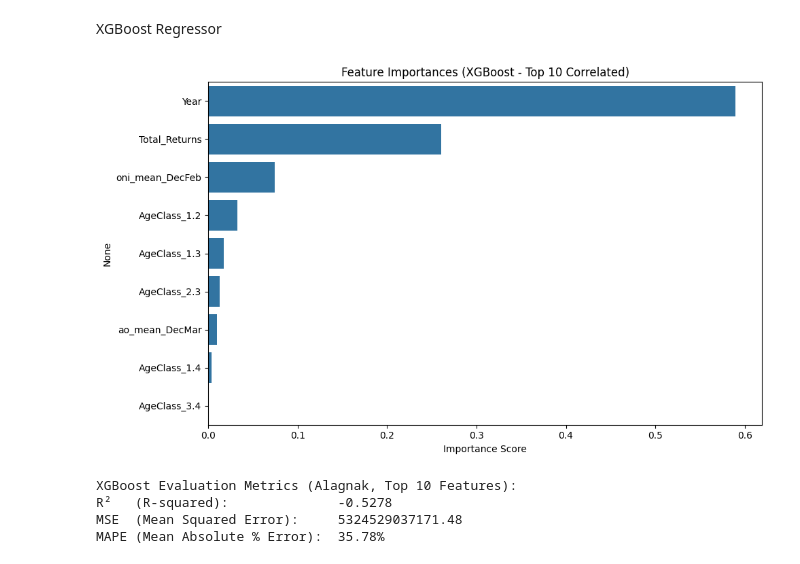
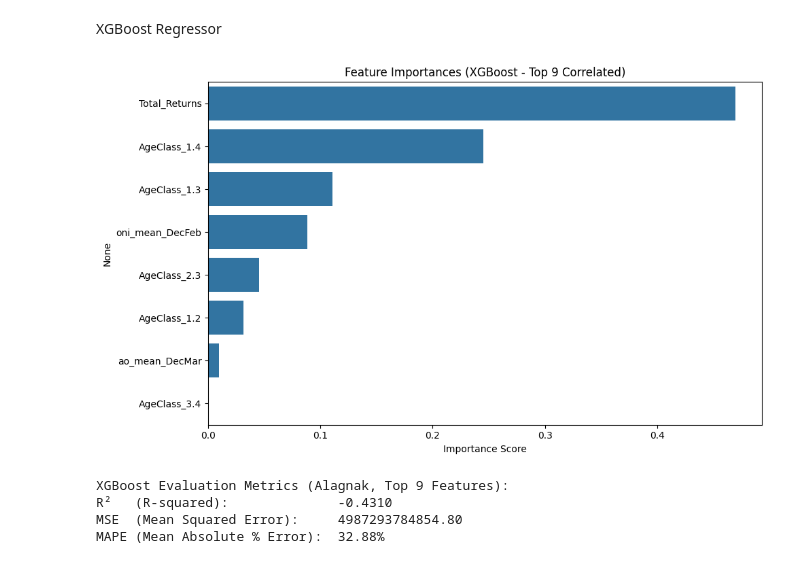
Before and after one commit to schmidj/PredictSalmonRuns, a Jupyter notebook: murilo_salmon/BristolBay/THIRD_APPROACH/Alagnak/TOP_10.ipynb, the cells around one changed output. Drawn from its saved outputs; the diff is of its cells as text; code cells hidden in the pictures.

```diff
--- a/murilo_salmon/BristolBay/THIRD_APPROACH/Alagnak/TOP_10.ipynb
+++ b/murilo_salmon/BristolBay/THIRD_APPROACH/Alagnak/TOP_10.ipynb
@@ -852,22 +825,19 @@ data_set_bristol = pd.read_csv(
     r'C:\Users\MuriloFarias\Desktop\NNS-JULIA\PredictSalmonRuns\murilo_salmon\BristolBay\THIRD_APPROACH\data_set_bristol_encoded.csv'
 )
 
-# Keep only rows where River is 'Alagnak'
+# Filter only 'Alagnak'
 df_alagnak = data_set_bristol[data_set_bristol['River'] == 'Alagnak'].copy()
 
-# === Step 2: Select top 10 features most correlated with the target ===
+# === Step 2: Select top 9 features most correlated with the target ===
 correlation = df_alagnak.corr(numeric_only=True)
 target_corr = correlation['Total_Returns_NextYear'].drop('Total_Returns_NextYear')
-top10_features = target_corr.abs().sort_values(ascending=False).head(9).index.tolist()
+top9_features = target_corr.abs().sort_values(ascending=False).head(9).index.tolist()
 
-# Ensure no duplicate 'Year' column
-columns_to_keep = top10_features + ['Total_Returns_NextYear', 'River']
-if 'Year' not in top10_features:
-    columns_to_keep.append('Year')
+# Keep top 9 + target + Year + River (preserving order and avoiding duplicates)
+columns_to_keep = top9_features + [col for col in ['Total_Returns_NextYear', 'Year', 'River'] if col not in top9_features]
+df_alagnak = df_alagnak[columns_to_keep].sort_values(by='Year').reset_index(drop=True)
 
-df_alagnak = df_alagnak[columns_to_keep]
-
-# === Step 3: Define and apply time-series split ===
+# === Step 3: Time-based train/test split ===
 def split_time_series_by_river(df, time_column, group_columns, test_fraction=0.2, gap_years=0):
     data_train = pd.DataFrame()
     data_test = pd.DataFrame()
@@ -889,46 +859,43 @@ data_train, data_test = split_time_series_by_river(
     test_fraction=0.2,
     gap_years=0
 )
 
 # === Step 4: Prepare features and target ===
-drop_columns = ['Total_Returns_NextYear', 'River']
-if 'Year' not in top10_features:
-    drop_columns.append('Year')
+drop_columns = ['Total_Returns_NextYear', 'River', 'Year']
+X_train = data_train.drop(columns=drop_columns).reset_index(drop=True)
+y_train = data_train['Total_Returns_NextYear'].reset_index(drop=True)
 
-X_train = data_train.drop(drop_columns, axis=1)
-y_train = data_train['Total_Returns_NextYear']
-
-X_test = data_test.drop(drop_columns, axis=1)
-y_test = data_test['Total_Returns_NextYear']
+X_test = data_test.drop(columns=drop_columns).reset_index(drop=True)
+y_test = data_test['Total_Returns_NextYear'].reset_index(drop=True)
 
 # === Step 5: Train XGBoost Regressor ===
 xgb_model = XGBRegressor(objective='reg:squarederror', random_state=42)
 xgb_model.fit(X_train, y_train)
 
-# === Step 6: Feature Importances Plot ===
+# === Step 6: Feature Importances ===
 feature_importances = pd.Series(xgb_model.feature_importances_, index=X_train.columns)
 top_features = feature_importances.sort_values(ascending=False)
 
 plt.figure(figsize=(10, 6))
 sns.barplot(x=top_features.values, y=top_features.index)
-plt.title("Feature Importances (XGBoost - Top 10 Correlated)")
+plt.title("Feature Importances (XGBoost - Top 9 Correlated)")
 plt.xlabel("Importance Score")
 plt.tight_layout()
 plt.show()
 
 # === Step 7: Predict & Evaluate ===
 y_pred = xgb_model.predict(X_test)
 r2 = r2_score(y_test, y_pred)
 mse = mean_squared_error(y_test, y_pred)
 mape = np.mean(np.abs((y_test - y_pred) / y_test)) * 100
 
-print("XGBoost Evaluation Metrics (Alagnak, Top 10 Features):")
+print("XGBoost Evaluation Metrics (Alagnak, Top 9 Features):")
 print(f"R²   (R-squared):              {r2:.4f}")
 print(f"MSE  (Mean Squared Error):     {mse:.2f}")
 print(f"MAPE (Mean Absolute % Error):  {mape:.2f}%")
 # %% [output]
-[figure, old version]
+[figure, new version]
-XGBoost Evaluation Metrics (Alagnak, Top 10 Features):
-R²   (R-squared):              -0.5278
-MSE  (Mean Squared Error):     5324529037171.48
-MAPE (Mean Absolute % Error):  35.78%
+XGBoost Evaluation Metrics (Alagnak, Top 9 Features):
+R²   (R-squared):              -0.4310
+MSE  (Mean Squared Error):     4987293784854.80
+MAPE (Mean Absolute % Error):  32.88%
```
Also changed, not shown: parts of 9 cells of this notebook, 3 other files.
